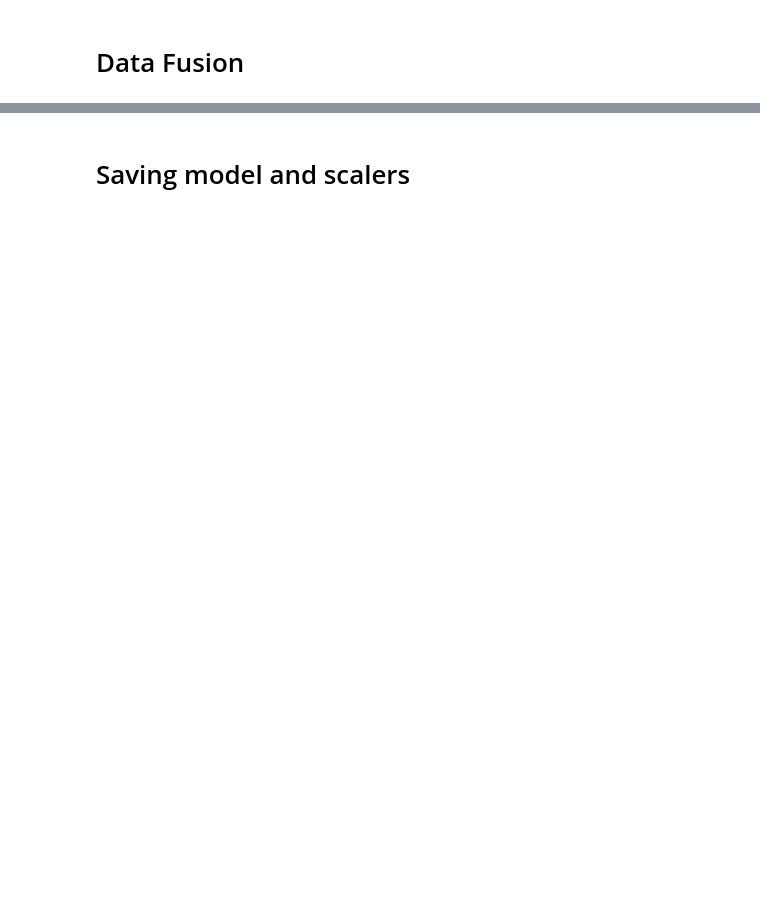
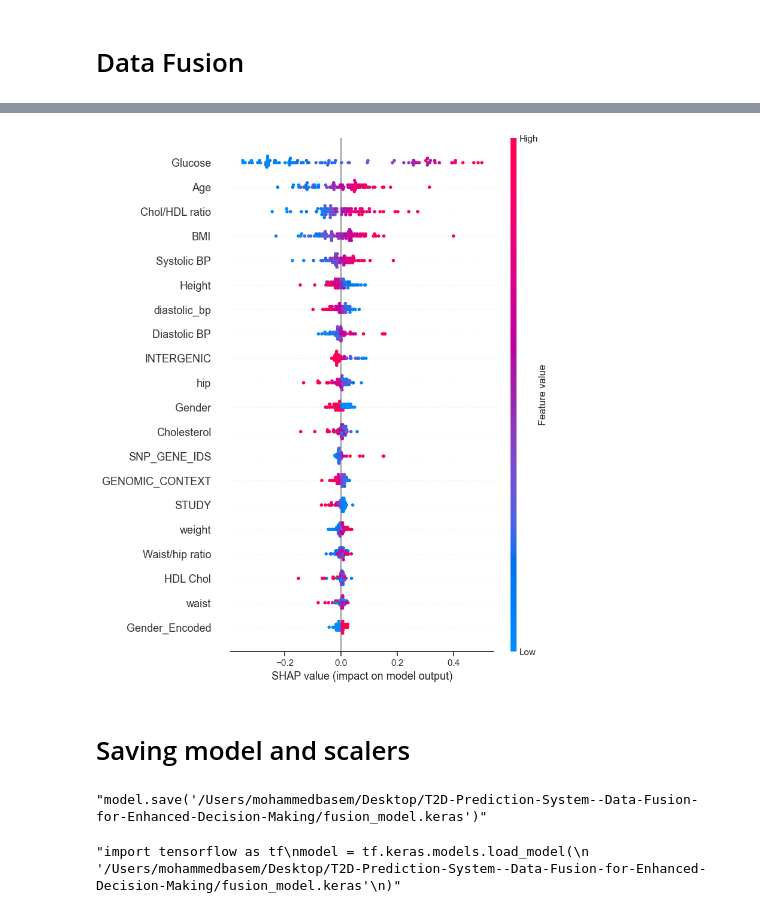
Before and after one commit to AbdullahDahabre/T2D-Prediction-System--Data-Fusion-for-Enhanced-Decision-Making, a Jupyter notebook: Data_Fusion(edited).ipynb, the cells around one changed output, grey strips where cells are left out. Saved outputs shown, nothing was run; the diff lists cells and outputs as text; code cells hidden in the pictures; blank space fills up the shorter version.

```diff
--- a/Data_Fusion(edited).ipynb
+++ b/Data_Fusion(edited).ipynb
@@ -755,0 +903,24 @@ Epoch 100/100
+# %%
+import shap
+import numpy as np
+
+# SHAP supports only 1 input array — so we concatenate all modality features
+X_test_fusion = np.concatenate(X_te_inputs, axis=1)
+
+# Define a new wrapper model for SHAP that takes a single input
+def fusion_predict(x):
+    # Split back into 5 modality arrays
+    splits = []
+    start = 0
+    for arr in X_te_inputs:
+        end = start + arr.shape[1]
+        splits.append(x[:, start:end])
+        start = end
+    return model.predict(splits)
+
+# Use a sample for faster SHAP computation
+X_sample = shap.utils.sample(X_test_fusion, 100, random_state=42)
+
+# Create SHAP explainer
+explainer = shap.Explainer(fusion_predict, X_sample)
+shap_values = explainer(X_sample)
@@ -756,12 +990,26 @@ Epoch 100/100
+# %%
+shap.summary_plot(shap_values, X_sample, feature_names=[
+    *feature_names_dict['African'],
+    *feature_names_dict['Bangladesh'],
+    *feature_names_dict['Iraq'],
+    *feature_names_dict['inter_genetic'],
+    *feature_names_dict['normal_genetic']
+])
+# %% [output]
+[figure, added]
 # %% [markdown]
 # Saving model and scalers
 # %%
 # Save in Keras v3 native format
-model.save('/Users/mohammedbasem/Desktop/T2D-Prediction-System--Data-Fusion-for-Enhanced-Decision-Making/fusion_model.keras')
+"""model.save('/Users/mohammedbasem/Desktop/T2D-Prediction-System--Data-Fusion-for-Enhanced-Decision-Making/fusion_model.keras')"""
+# %% [output]
+"model.save('/Users/mohammedbasem/Desktop/T2D-Prediction-System--Data-Fusion-for-Enhanced-Decision-Making/fusion_model.keras')"
 # %%
-import tensorflow as tf
+"""import tensorflow as tf
 model = tf.keras.models.load_model(
     '/Users/mohammedbasem/Desktop/T2D-Prediction-System--Data-Fusion-for-Enhanced-Decision-Making/fusion_model.keras'
-)
+)"""
+# %% [output]
+"import tensorflow as tf\nmodel = tf.keras.models.load_model(\n    '/Users/mohammedbasem/Desktop/T2D-Prediction-System--Data-Fusion-for-Enhanced-Decision-Making/fusion_model.keras'\n)"
 # %%
 # right after training…
```
Also changed, not shown: parts of 18 cells of this notebook, 13 other files.
